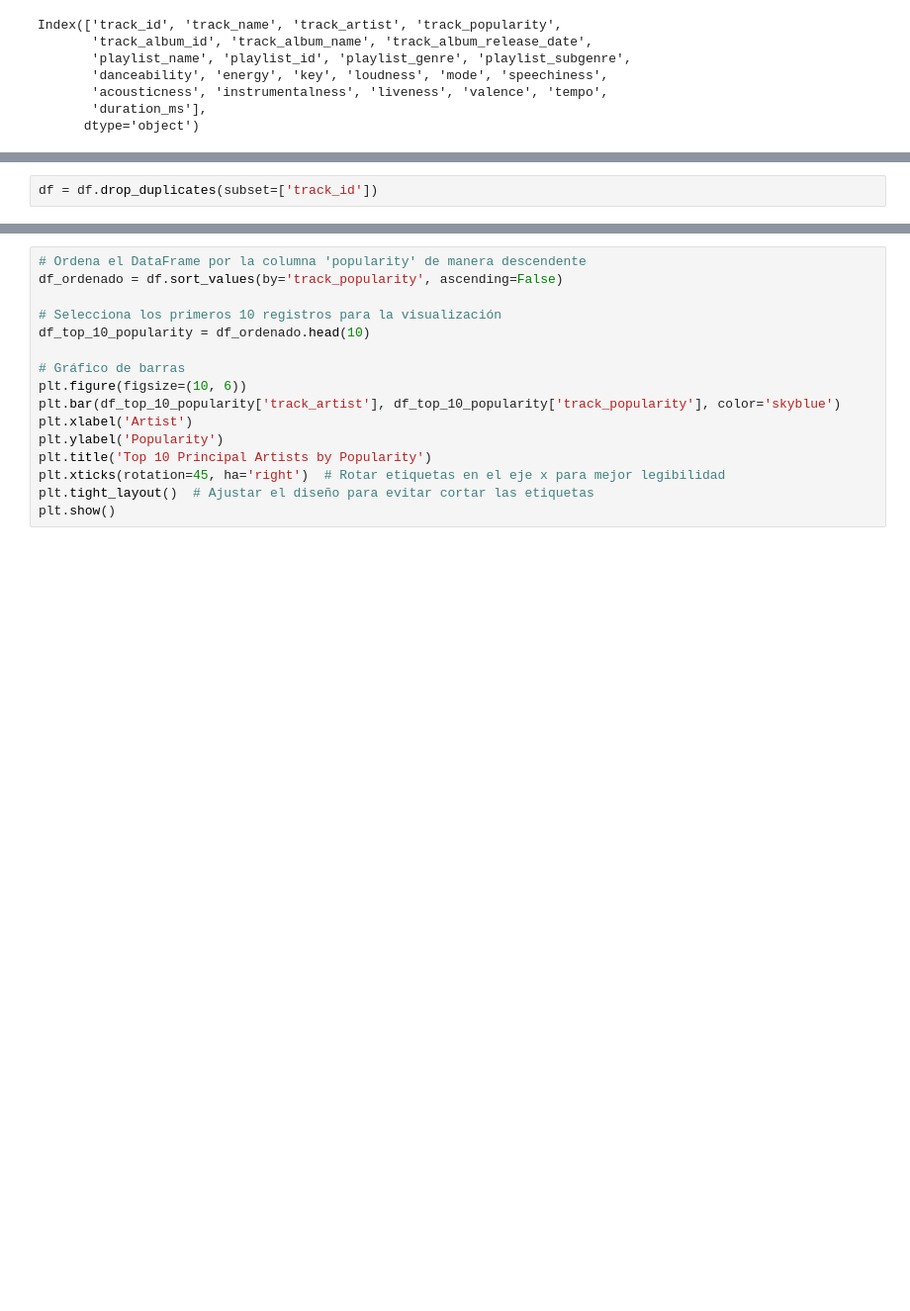
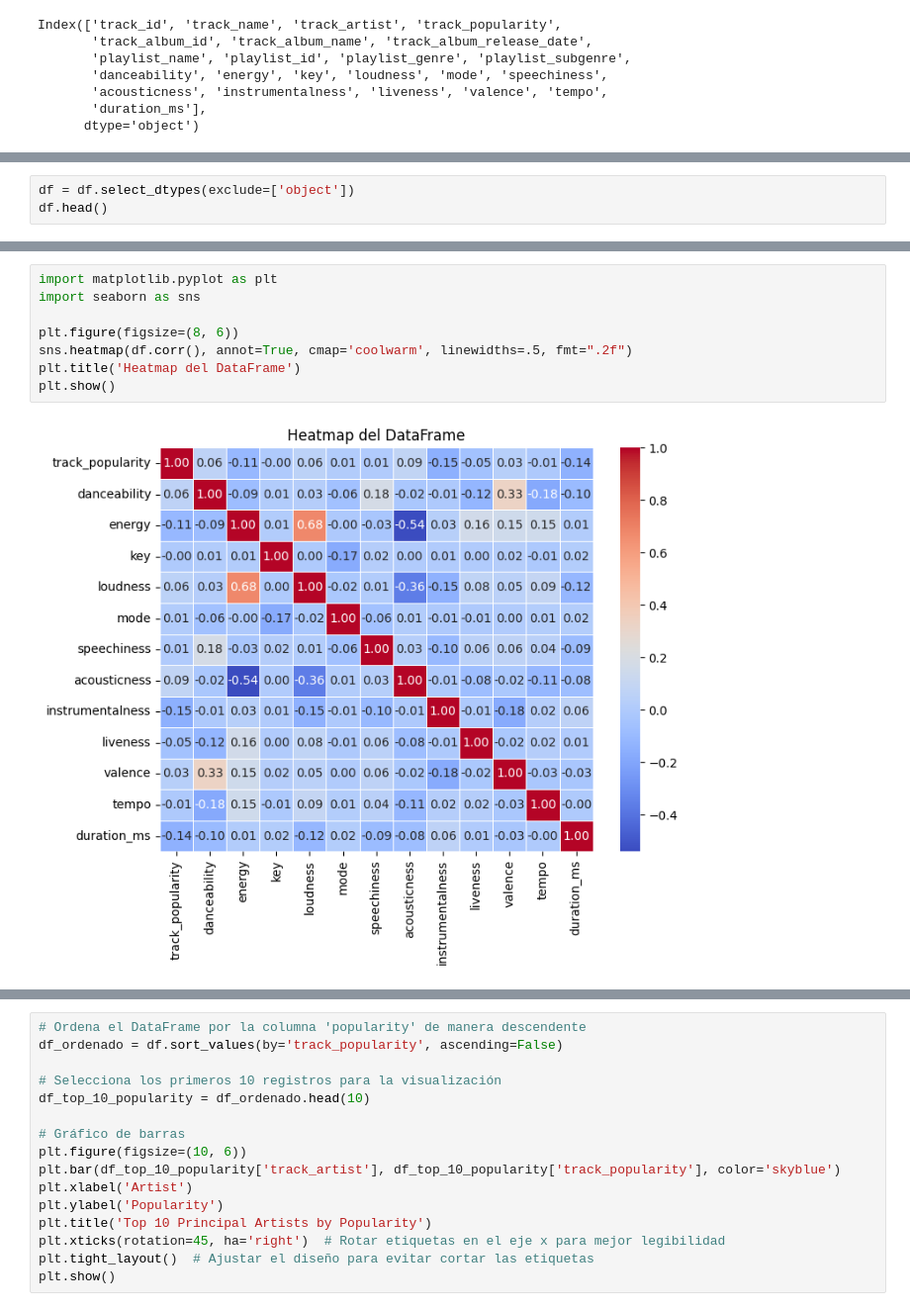
Before and after one commit to tomuzca/CLN, a Jupyter notebook: 30k.ipynb, the cells around one changed output, grey strips where cells are left out. Shown: that part at 99% size. Drawn from its saved outputs; the diff is of its cells as text; blank space fills up the shorter version.

Commit message:
heatmap de todo lo que no tiene que ver con teoría

```diff
--- a/30k.ipynb
+++ b/30k.ipynb
@@ -44,2 +37,3 @@ df.head(3)
-# %%
-df = df.drop_duplicates(subset=['track_id'])
+# %%
+df = df.select_dtypes(exclude=['object'])
+df.head()
@@ -45,0 +47,10 @@ df = df.drop_duplicates(subset=['track_id'])
+# %%
+import matplotlib.pyplot as plt
+import seaborn as sns
+
+plt.figure(figsize=(8, 6))
+sns.heatmap(df.corr(), annot=True, cmap='coolwarm', linewidths=.5, fmt=".2f")
+plt.title('Heatmap del DataFrame')
+plt.show()
+# %% [output]
+[figure, added]
```
Also changed, not shown: parts of 10 cells of this notebook.
